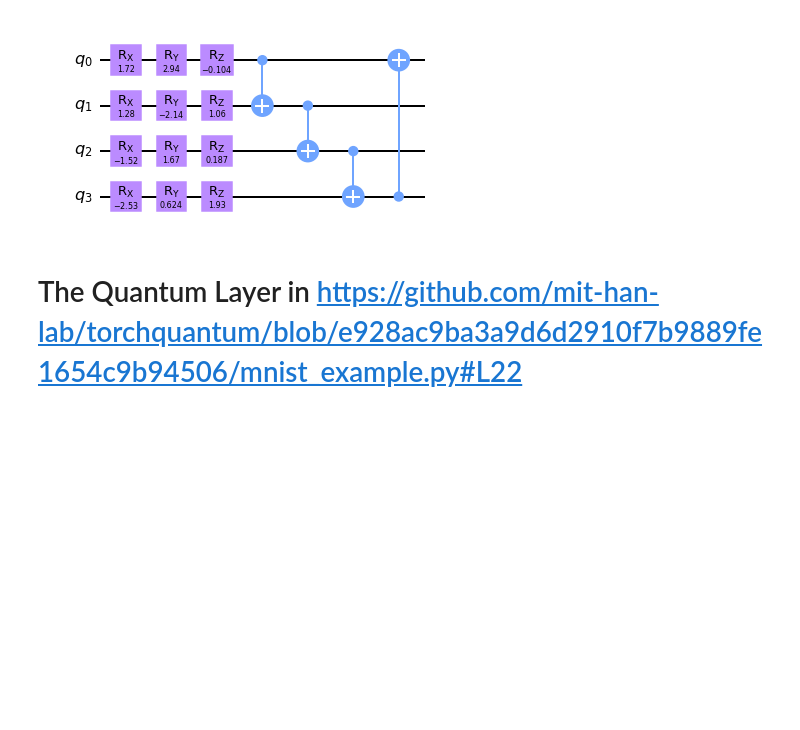
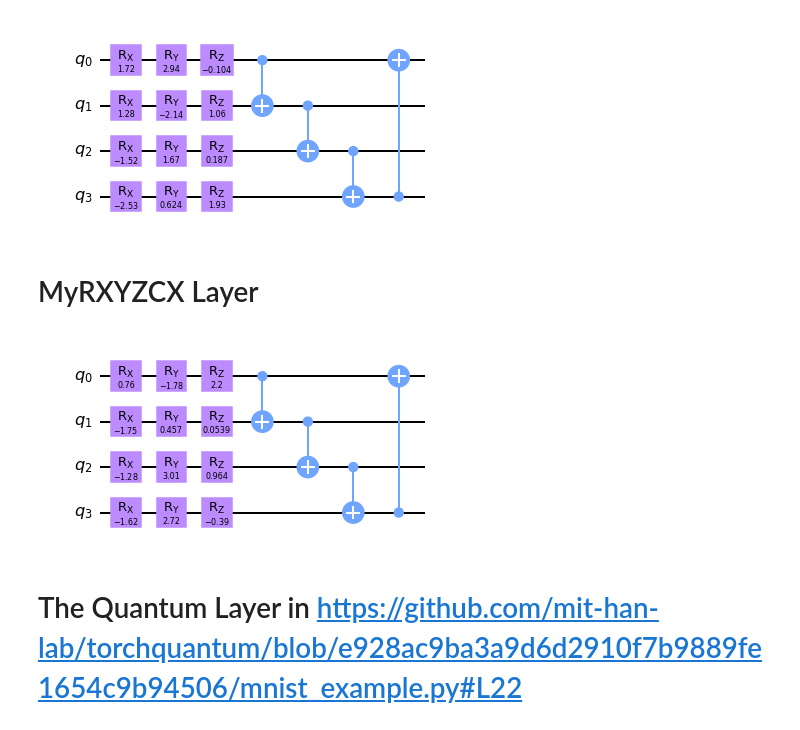
Before and after one commit to caitaozhan/testing, a Jupyter notebook: quantum/torchquantum/quantum_neural_layers.ipynb, the cells around one changed output. Saved outputs shown, nothing was run; the diff lists cells and outputs as text; code cells hidden in the pictures; blank space fills up the shorter version.

```diff
--- a/quantum/torchquantum/quantum_neural_layers.ipynb
+++ b/quantum/torchquantum/quantum_neural_layers.ipynb
@@ -292,6 +292,27 @@ circ = tq2qiskit(dev, qlayer)
 circ.draw('mpl')
 # %% [output]
 [figure]
+# %% [markdown]
+# MyRXYZCX Layer
+# %%
+class MyRXYZCX(tq.layers.LayerTemplate0):
+    def build_layers(self):
+        layers_all = tq.QuantumModuleList()
+        for _ in range(self.arch['n_blocks']):
+            layers_all.append(tq.Op1QAllLayer(op=tq.RX, n_wires=self.n_wires, has_params=True, trainable=False))
+            layers_all.append(tq.Op1QAllLayer(op=tq.RY, n_wires=self.n_wires, has_params=True, trainable=False))
+            layers_all.append(tq.Op1QAllLayer(op=tq.RZ, n_wires=self.n_wires, has_params=True, trainable=False))
+            layers_all.append(tq.Op2QAllLayer(op=tq.CNOT, n_wires=self.n_wires, jump=1, circular=True))
+        return layers_all
+# %%
+n_qubits = 4
+arch = {'n_wires': n_qubits, 'n_blocks': 1, 'n_layers_per_block': 1}
+dev = tq.QuantumDevice(n_wires=n_qubits)
+qlayer = MyRXYZCX(arch)
+circ = tq2qiskit(dev, qlayer)
+circ.draw('mpl')
+# %% [output]
+[figure, added]
 # %% [markdown]
 # The Quantum Layer in https://github.com/mit-han-lab/torchquantum/blob/e928ac9ba3a9d6d2910f7b9889fe1654c9b94506/mnist_example.py#L22
 # %%
```
Also changed, not shown: 2 other files.
